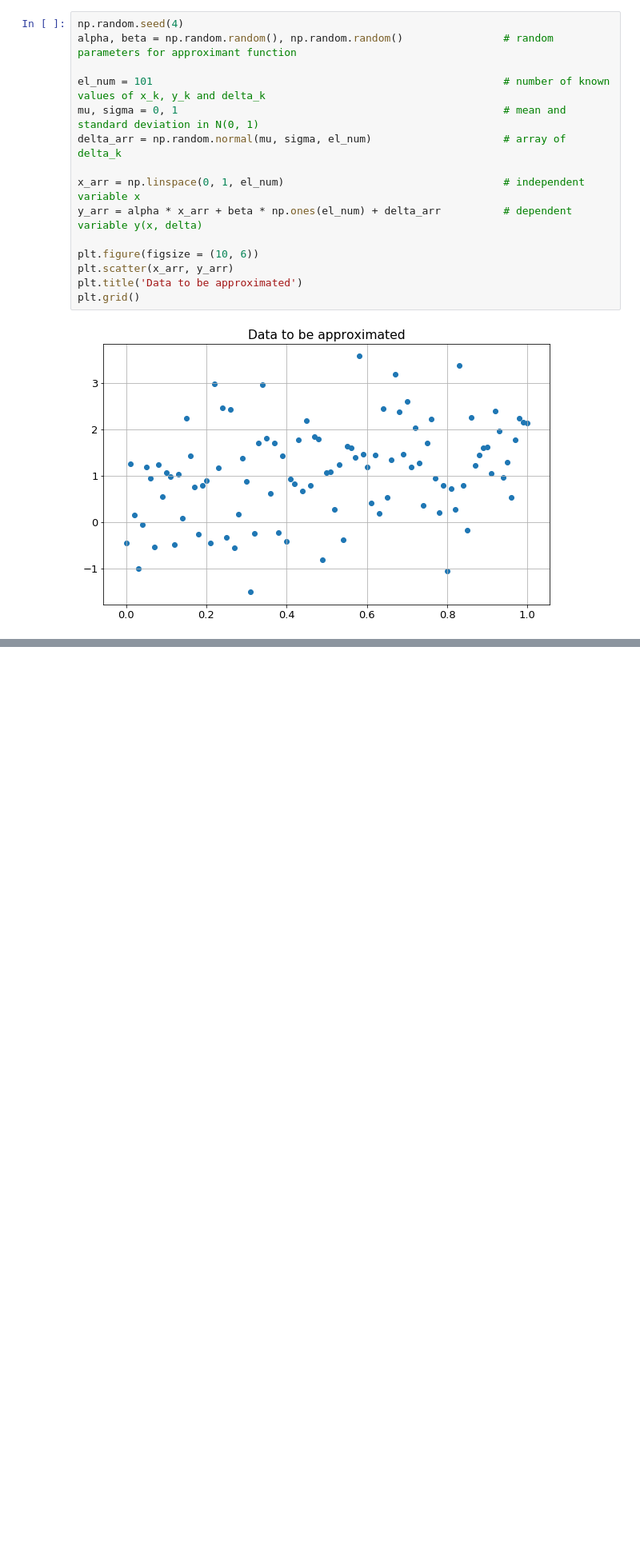
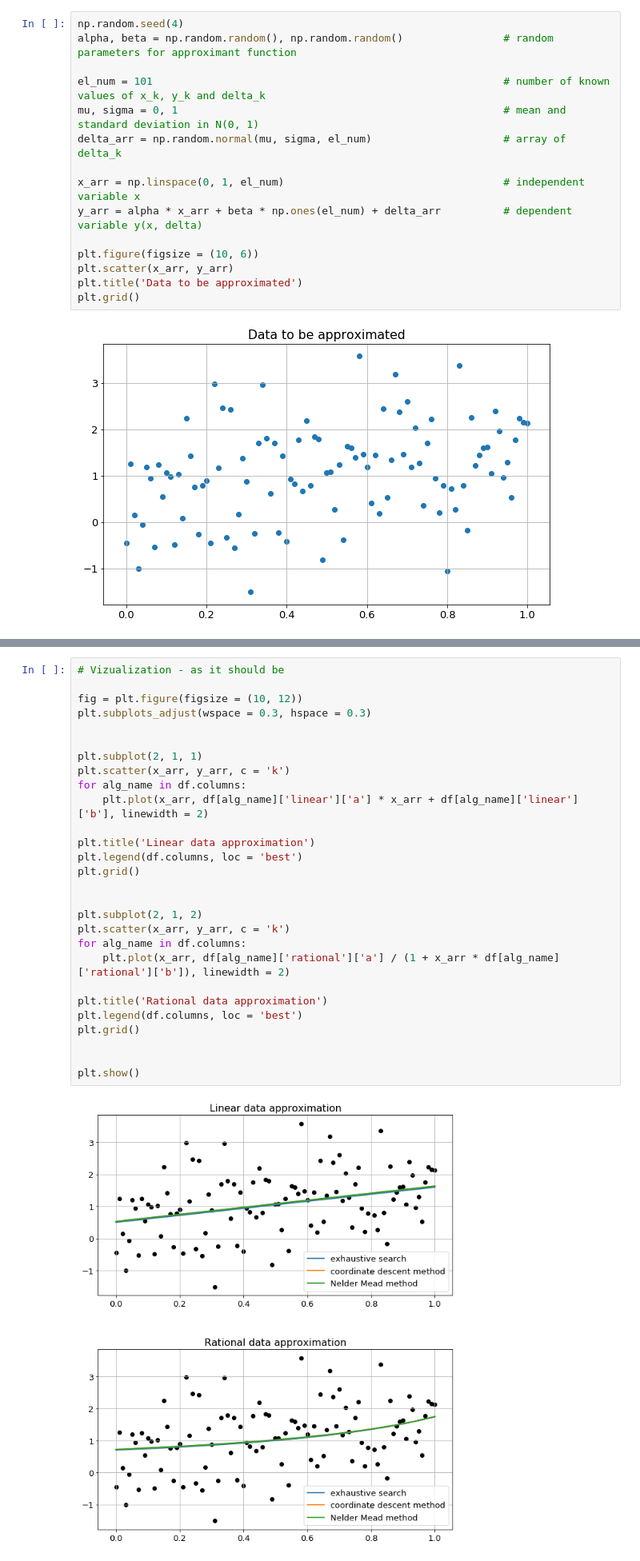
Before and after one commit to belpablo/Algorithms-21, a Jupyter notebook: Lab_2_redo.ipynb, the cells around one changed output, grey strips where cells are left out. Shown: that part at 80% size. Saved outputs shown, nothing was run; the diff lists cells and outputs as text; blank space fills up the shorter version.

```diff
--- a/Lab_2_redo.ipynb
+++ b/Lab_2_redo.ipynb
@@ -480,0 +431,30 @@ number of iterations = 52
+# %%
+# Vizualization - as it should be
+
+fig = plt.figure(figsize = (10, 12))
+plt.subplots_adjust(wspace = 0.3, hspace = 0.3)
+
+
+plt.subplot(2, 1, 1)
+plt.scatter(x_arr, y_arr, c = 'k')
+for alg_name in df.columns:
+    plt.plot(x_arr, df[alg_name]['linear']['a'] * x_arr + df[alg_name]['linear']['b'], linewidth = 2)
+
+plt.title('Linear data approximation')
+plt.legend(df.columns, loc = 'best')
+plt.grid()
+
+
+plt.subplot(2, 1, 2)
+plt.scatter(x_arr, y_arr, c = 'k')
+for alg_name in df.columns:
+    plt.plot(x_arr, df[alg_name]['rational']['a'] / (1 + x_arr * df[alg_name]['rational']['b']), linewidth = 2)
+
+plt.title('Rational data approximation')
+plt.legend(df.columns, loc = 'best')
+plt.grid()
+
+
+plt.show()
+# %% [output]
+[figure, added]
```
Also changed, not shown: parts of 7 cells of this notebook.
